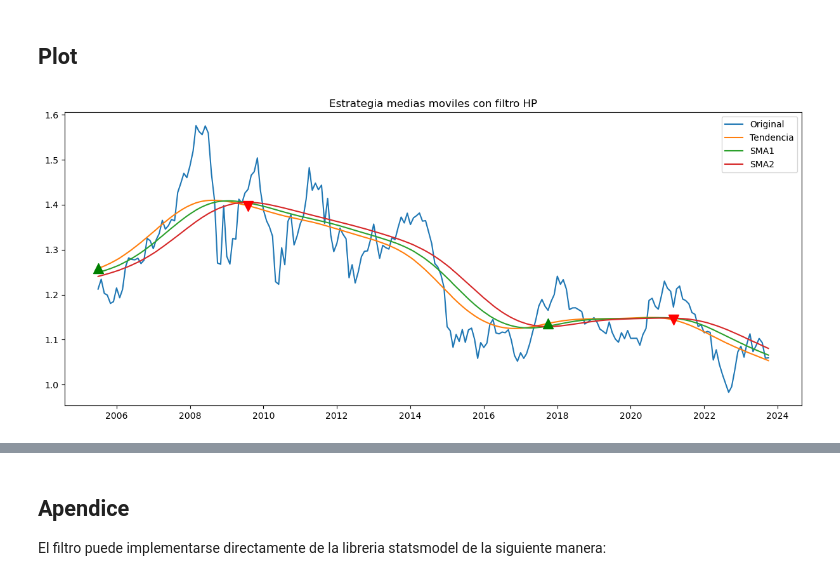
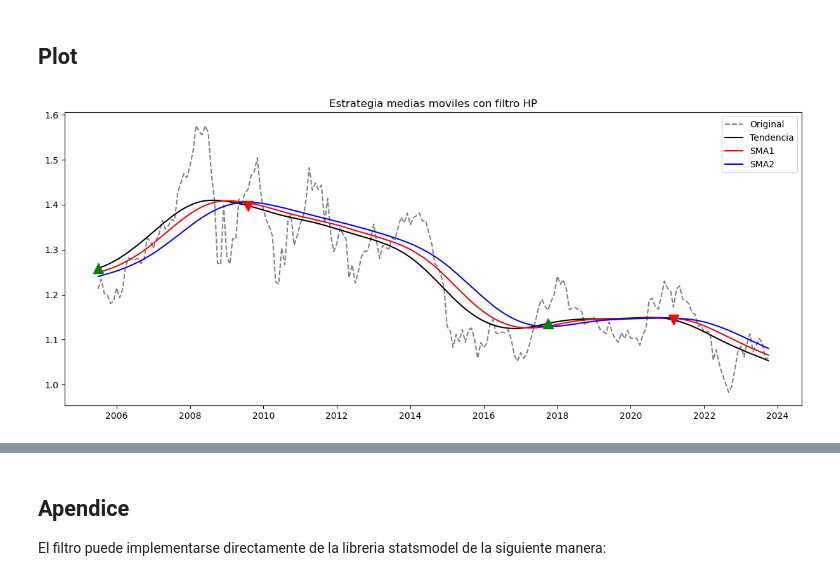
Before and after one commit to jusrojasrod/Forex-Strategies, a Jupyter notebook: Moving averages with HP filter.ipynb, the cells around one changed output, grey strips where cells are left out. Cells and saved outputs as stored; diff of their text form; code cells hidden in the pictures.

```diff
--- a/Moving averages with HP filter.ipynb
+++ b/Moving averages with HP filter.ipynb
@@ -216,21 +216,21 @@ array([ 2.,  0., -2.])
 ## Plot
 # %%
 plt.figure(figsize=(15,6))
-plt.plot(strategy_df["original"], label="Original")
-plt.plot(strategy_df["trend"], label="Tendencia")
-plt.plot(strategy_df["SMA1"], label="SMA1")
-plt.plot(strategy_df["SMA2"], label="SMA2")
+plt.plot(strategy_df["original"], label="Original", color="gray", linestyle="--")
+plt.plot(strategy_df["trend"], label="Tendencia", color="k")
+plt.plot(strategy_df["SMA1"], label="SMA1", color="r")
+plt.plot(strategy_df["SMA2"], label="SMA2", color="b")
 
 plt.plot(strategy_df.loc[strategy_df["Entry"] == -2].index, strategy_df["trend"][strategy_df["Entry"] == -2],
          'v', color='r', markersize=12)
 plt.plot(strategy_df.loc[strategy_df["Entry"] == 2].index, strategy_df["trend"][strategy_df["Entry"] == 2],
          '^', color='g', markersize=12)
 plt.title(r'Estrategia medias moviles con filtro HP')
 
 plt.legend()
 plt.show()
 # %% [output]
-[figure, old version]
+[figure, new version]
 # %%
 strategy_df
 # %% [output]
```
Also changed, not shown: parts of 3 cells of this notebook.
